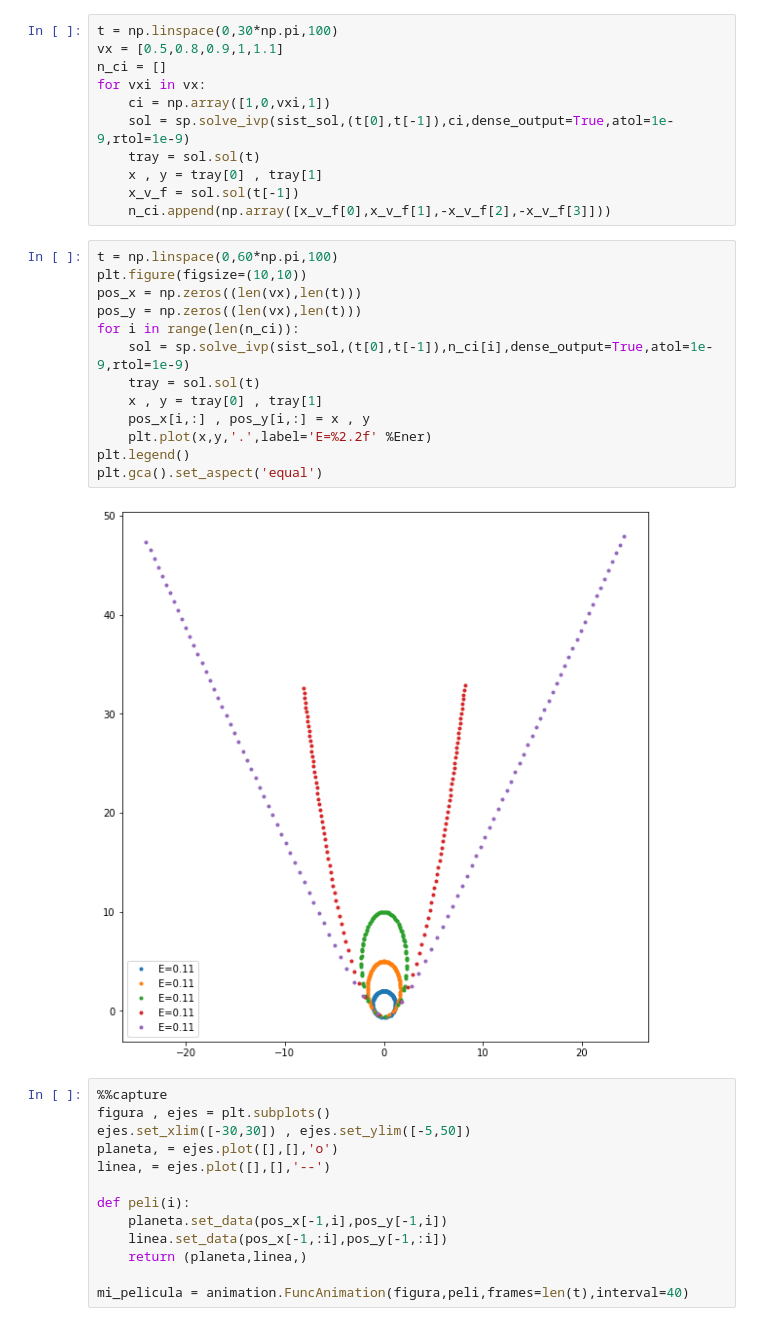
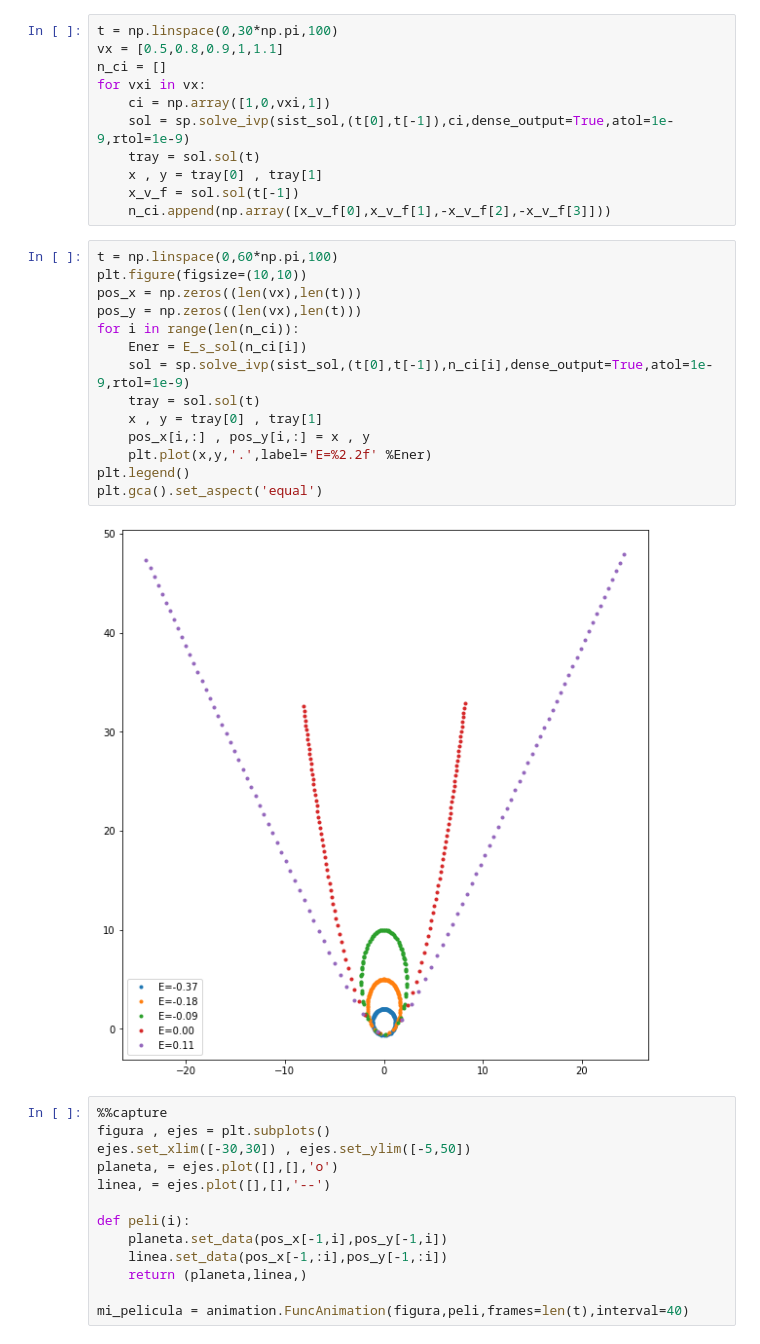
Before and after one commit to richmf/NotitasFisComp25-2, a Jupyter notebook: Clase 14 (Sist sol 3).ipynb, the cells around one changed output. Saved outputs shown, nothing was run; the diff lists cells and outputs as text.

```diff
--- a/Clase 14 (Sist sol 3).ipynb
+++ b/Clase 14 (Sist sol 3).ipynb
@@ -48,18 +48,19 @@ for vxi in vx:
 # %%
 t = np.linspace(0,60*np.pi,100)
 plt.figure(figsize=(10,10))
 pos_x = np.zeros((len(vx),len(t)))
 pos_y = np.zeros((len(vx),len(t)))
 for i in range(len(n_ci)):
+    Ener = E_s_sol(n_ci[i])
     sol = sp.solve_ivp(sist_sol,(t[0],t[-1]),n_ci[i],dense_output=True,atol=1e-9,rtol=1e-9)
     tray = sol.sol(t)
     x , y = tray[0] , tray[1]
     pos_x[i,:] , pos_y[i,:] = x , y
     plt.plot(x,y,'.',label='E=%2.2f' %Ener)
 plt.legend()
 plt.gca().set_aspect('equal')
 # %% [output]
-[figure, old version]
+[figure, new version]
 # %%
 %%capture
 figura , ejes = plt.subplots()
```
